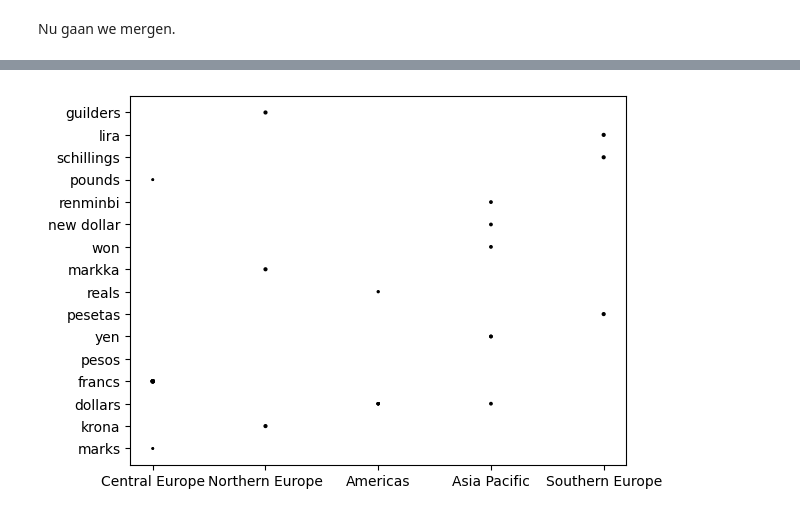
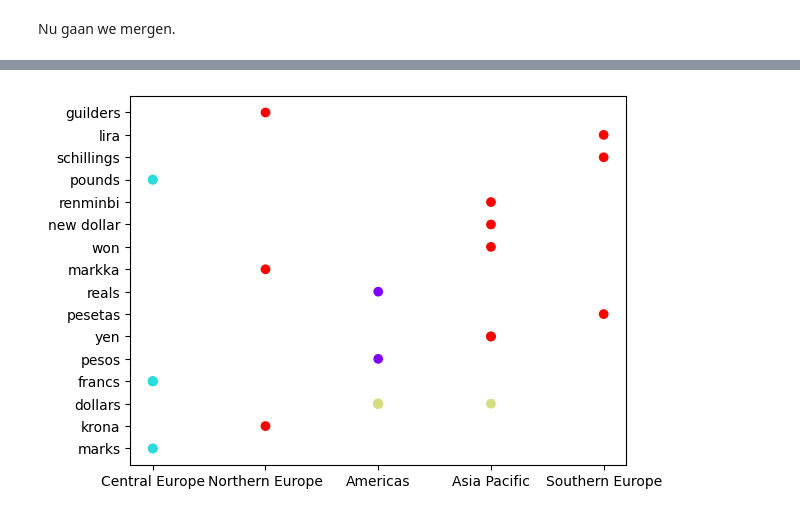
Before and after one commit to Peter-The-Great/DEDS_Portfolio_Week-8, a Jupyter notebook: clusteringmodel.ipynb, the cells around one changed output, grey strips where cells are left out. Cells and saved outputs as stored; diff of their text form; code cells hidden in the pictures.

Commit message:
Clustering code

```diff
--- a/clusteringmodel.ipynb
+++ b/clusteringmodel.ipynb
@@ -324,5 +339,5 @@ table.head(1)
 # %%
-table = table[['CURRENCY_NAME', 'LANGUAGE', 'TERRITORY_NAME_EN']]
+table = table[['CURRENCY_NAME', 'COUNTRY_EN', 'TERRITORY_NAME_EN']]
 df = pd.get_dummies(table)  # Dummy encoding
 df.dropna(inplace=True)  # Optioneel: verwijder rijen met ontbrekende waarden
 
@@ -350,6 +365,6 @@ table
 # %%
 # Train het clustermodel
-kmeans = KMeans(n_clusters=6, random_state=42)
+kmeans = KMeans(n_clusters=4, random_state=42)
 prediction_results = kmeans.fit_predict(df)
 prediction_results
 
@@ -435,5 +448,5 @@ Afstand van bronindex 0 tot...
 # %%
-plt.scatter(table['TERRITORY_NAME_EN'], table['CURRENCY_NAME'], df['Centrum'], color = 'k')
+plt.scatter(table['TERRITORY_NAME_EN'], table['CURRENCY_NAME'], c = prediction_results, cmap = 'rainbow')
 plt.show()
 # %% [output]
-[figure, old version]
+[figure, new version]
```
Also changed, not shown: parts of 4 cells of this notebook, 3 other files.
